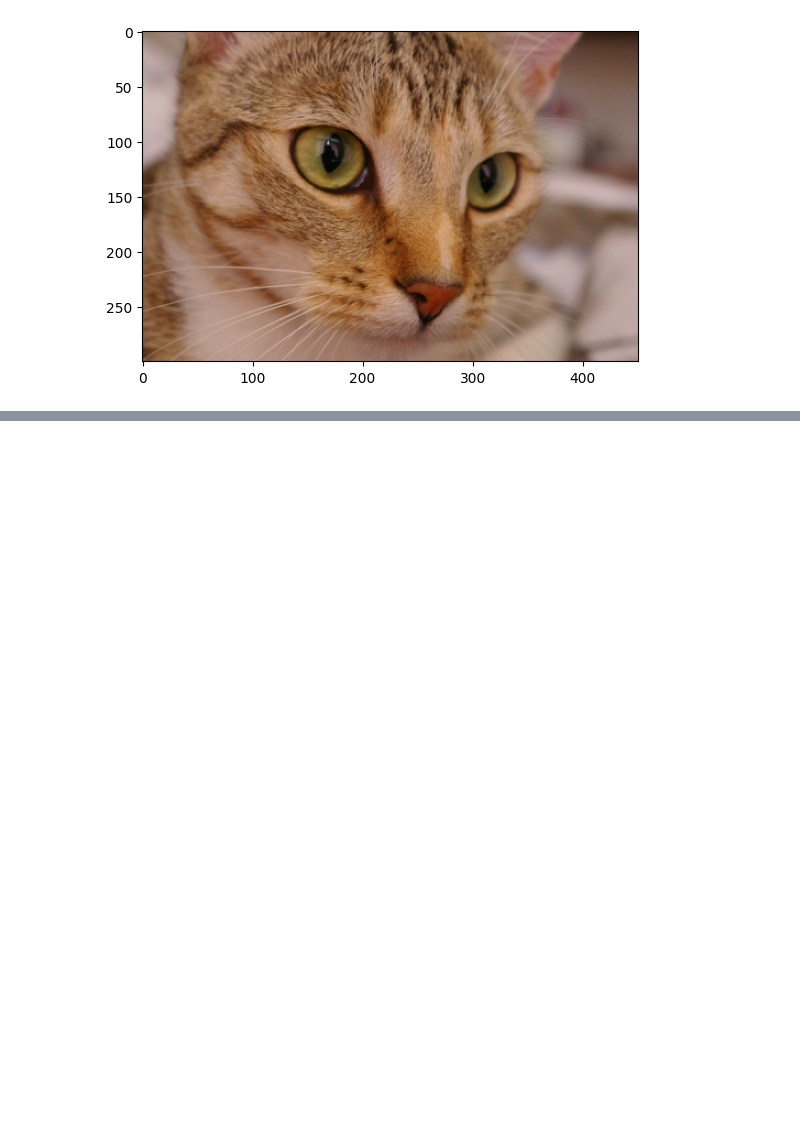
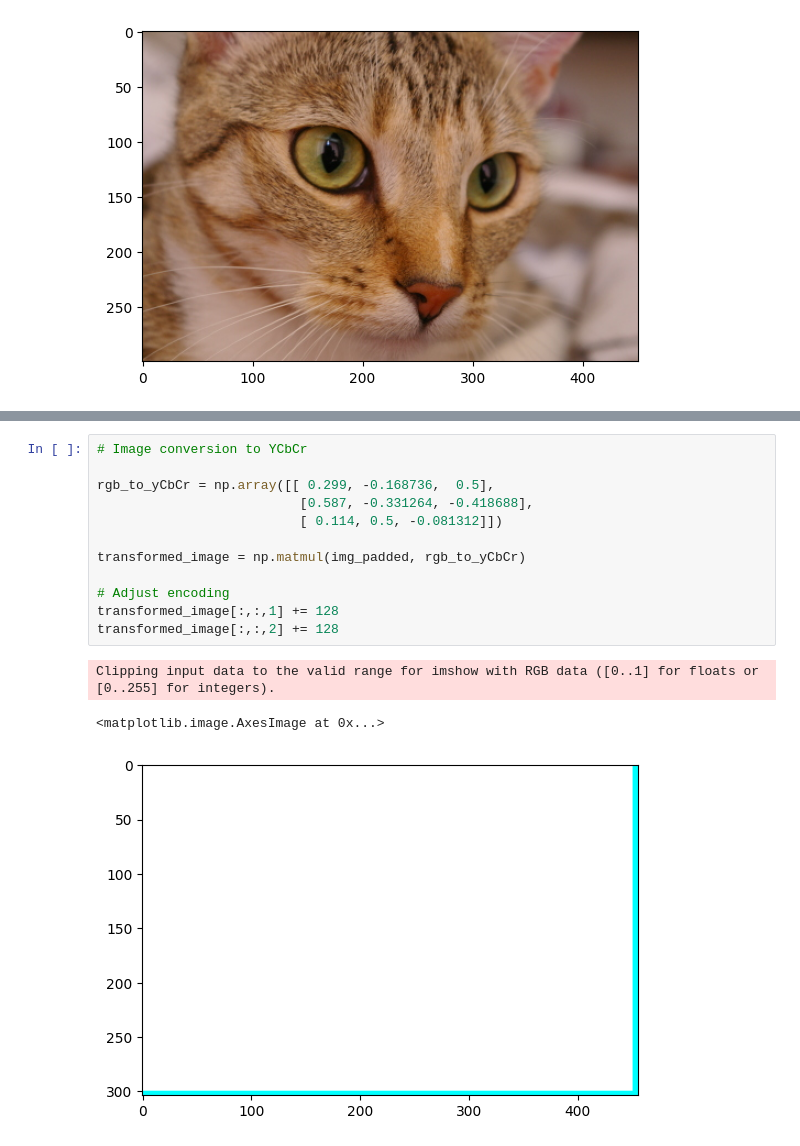
Before and after one commit to yuviii99/pic-press, a Jupyter notebook: compression.ipynb, the cells around one changed output, grey strips where cells are left out. Cells and saved outputs as stored; diff of their text form; blank space fills up the shorter version.

```diff
--- a/compression.ipynb
+++ b/compression.ipynb
@@ -16,0 +28,16 @@ Original image dimensions: Length: 300, Width: 451, Color Planes: 3
+# %%
+# Image conversion to YCbCr
+
+rgb_to_yCbCr = np.array([[ 0.299, -0.168736,  0.5],
+                          [0.587, -0.331264, -0.418688],
+                          [ 0.114, 0.5, -0.081312]])
+
+transformed_image = np.matmul(img_padded, rgb_to_yCbCr)
+
+# Adjust encoding
+transformed_image[:,:,1] += 128
+transformed_image[:,:,2] += 128
+# %% [output]
+Clipping input data to the valid range for imshow with RGB data ([0..1] for floats or [0..255] for integers).
+<matplotlib.image.AxesImage at 0x...>
+[figure, added]
```
Also changed, not shown: parts of 1 cell of this notebook.
